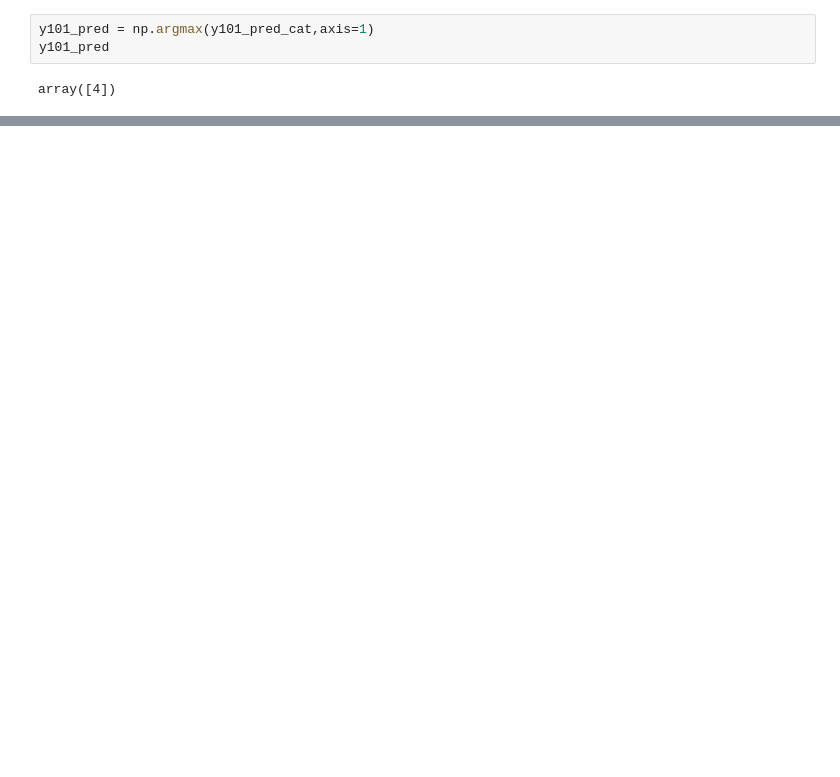
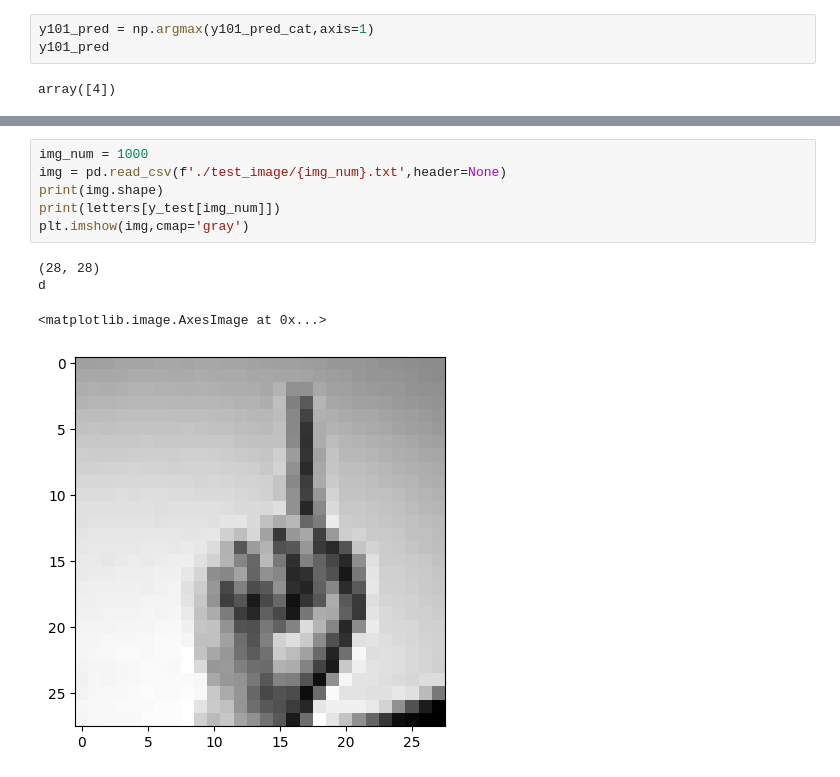
Before and after one commit to yakovkozlov/sign-language-interpretation, a Jupyter notebook: base_line.ipynb, the cells around one changed output, grey strips where cells are left out. Saved outputs shown, nothing was run; the diff lists cells and outputs as text; blank space fills up the shorter version.

```diff
--- a/base_line.ipynb
+++ b/base_line.ipynb
@@ -342,0 +351,11 @@ array([4])
+# %%
+img_num = 1000
+img = pd.read_csv(f'./test_image/{img_num}.txt',header=None)
+print(img.shape)
+print(letters[y_test[img_num]])
+plt.imshow(img,cmap='gray')
+# %% [output]
+(28, 28)
+d
+<matplotlib.image.AxesImage at 0x...>
+[figure, added]
```
Also changed, not shown: parts of 6 cells of this notebook.
